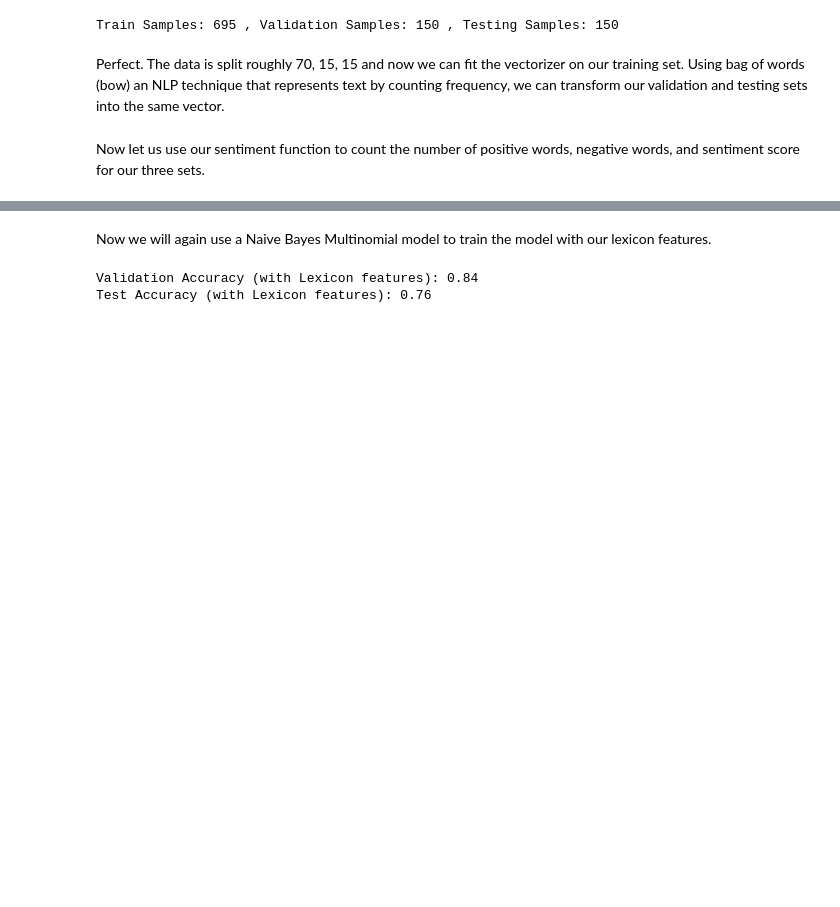
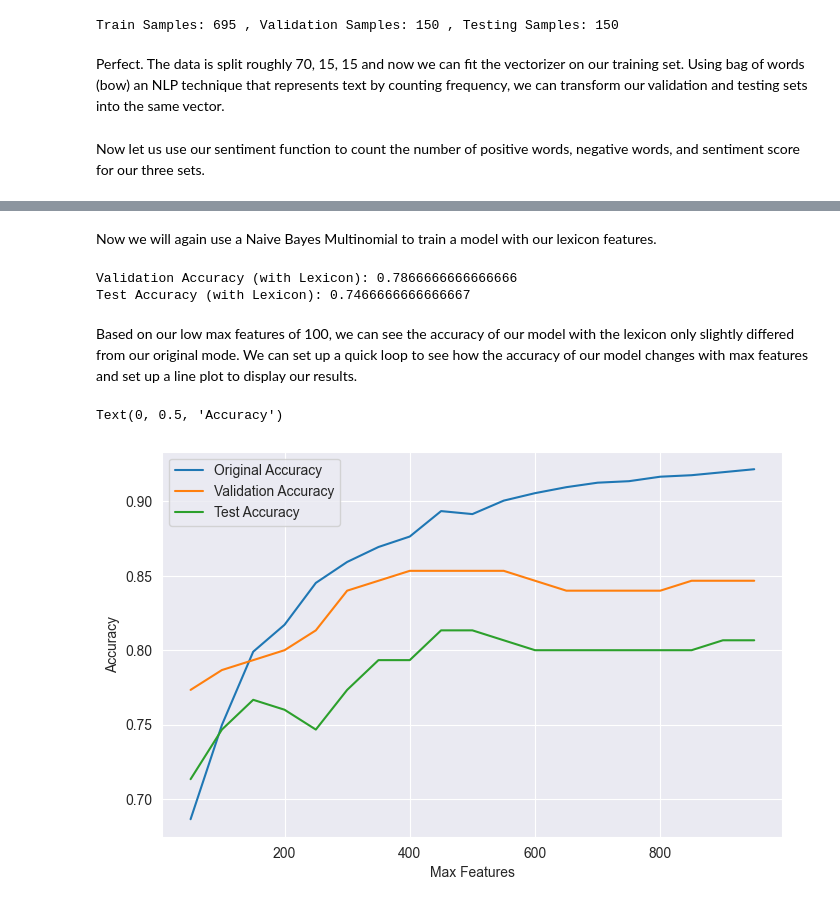
Before and after one commit to Thomas-Kulch/text_data_toolkit, a Jupyter notebook: eda/EDA_Restaurant_Reviews.ipynb, the cells around one changed output, grey strips where cells are left out. Saved outputs shown, nothing was run; the diff lists cells and outputs as text; code cells hidden in the pictures; blank space fills up the shorter version.

```diff
--- a/eda/EDA_Restaurant_Reviews.ipynb
+++ b/eda/EDA_Restaurant_Reviews.ipynb
@@ -373,5 +397,5 @@ Now let us vectorize our text and take a look at the accuracy of a Multinomial N
 # %%
-X, vectorizer = transform.vectorize_text(df['cleaned'], method = "count", max_features = 300)
+X, vectorizer = transform.vectorize_text(df['cleaned'], method = "count", max_features = 100)
 model = MultinomialNB()
 model.fit(X, df['like'])
 df['ml_prediction'] = model.predict(X)
@@ -394,11 +418,9 @@ Perfect. The data is split roughly 70, 15, 15 and now we can fit the vectorizer
 # %%
 X_train_bow, vectorizer = transform.vectorize_text(
     df_train["cleaned"],
-    method="count",       # or "tfidf"
-    max_features=300
-)
+    method="count",
+    max_features=100)
 
-# Transform validation and test sets with the same vectorizer
 X_val_bow = vectorizer.transform(df_val["cleaned"])
 X_test_bow = vectorizer.transform(df_test["cleaned"])
 # %% [markdown]
@@ -447,19 +468,20 @@ y_train = df_train["like"]
 y_val   = df_val["like"]
 y_test  = df_test["like"]
 # %% [markdown]
-Now we will again use a Naive Bayes Multinomial model to train the model with our lexicon features.
+Now we will again use a Naive Bayes Multinomial to train a model with our lexicon features.
 # %%
 model = MultinomialNB()
 model.fit(X_train_combined, y_train)
 
 y_val_pred = model.predict(X_val_combined)
 val_accuracy = accuracy_score(y_val, y_val_pred)
-print("Validation Accuracy (with Lexicon features):", val_accuracy)
+print("Validation Accuracy (with Lexicon):", val_accuracy)
 
-# 3) Finally, check the test set
 y_test_pred = model.predict(X_test_combined)
 test_accuracy = accuracy_score(y_test, y_test_pred)
-print("Test Accuracy (with Lexicon features):", test_accuracy)
+print("Test Accuracy (with Lexicon):", test_accuracy)
 # %% [output]
-Validation Accuracy (with Lexicon features): 0.84
-Test Accuracy (with Lexicon features): 0.76
+Validation Accuracy (with Lexicon): 0.7866666666666666
+Test Accuracy (with Lexicon): 0.7466666666666667
+# %% [markdown]
+Based on our low max features of 100, we can see the accuracy of our model with the lexicon only slightly differed from our original mode. We can set up a quick loop to see how the accuracy of our model changes with max features and set up a line plot to display our results.
@@ -465,0 +561,12 @@ Test Accuracy (with Lexicon features): 0.76
+# %%
+# Graph of our Max Features
+import seaborn as sns
+plt.figure(figsize=(8, 5))
+sns.lineplot(data=results_df, x="Max Features", y="Original Accuracy", label = "Original Accuracy")
+sns.lineplot(data=results_df, x="Max Features", y="Validation Accuracy", label = "Validation Accuracy")
+sns.lineplot(data=results_df, x="Max Features", y="Test Accuracy", label = "Test Accuracy")
+plt.xlabel("Max Features")
+plt.ylabel("Accuracy")
+# %% [output]
+Text(0, 0.5, 'Accuracy')
+[figure, added]
```
Also changed, not shown: parts of 26 cells of this notebook, 1 other file.
